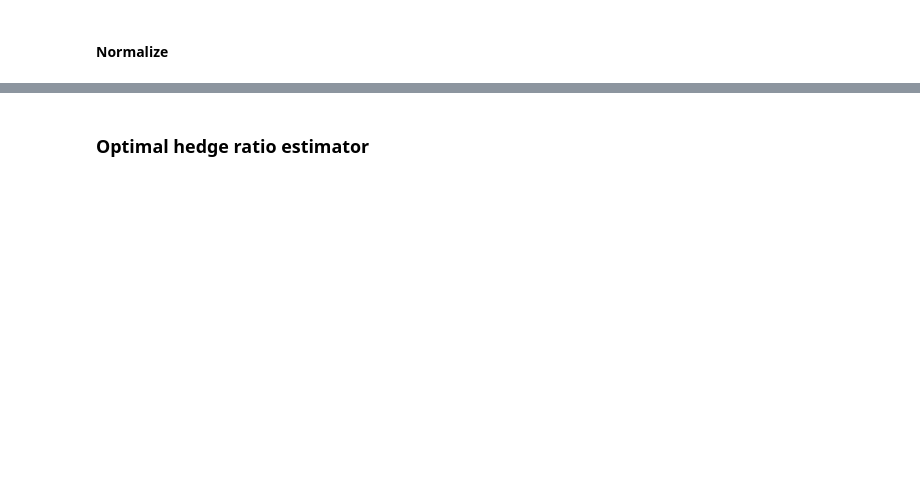
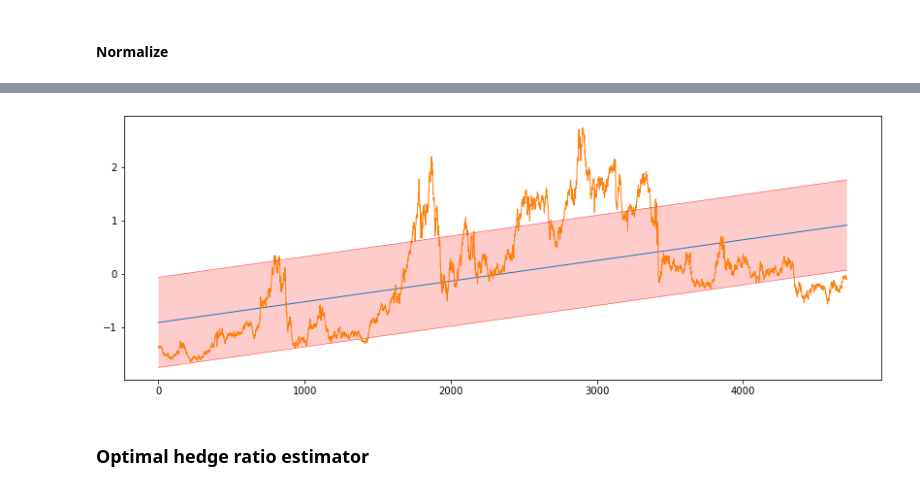
Before and after one commit to jonatanvm/emf-project, a Jupyter notebook: emf-project-general-all.ipynb, the cells around one changed output, grey strips where cells are left out. Cells and saved outputs as stored; diff of their text form; code cells hidden in the pictures; blank space fills up the shorter version.

```diff
--- a/emf-project-general-all.ipynb
+++ b/emf-project-general-all.ipynb
@@ -72,4 +118,8 @@ u_hat = np.linalg.norm(delta, axis=1)**2
 u_hat = u_hat.reshape(-1,1)
+# %%
+plot_regression(reg_spot,spot_data,f'spot_gen_1_{data}.png',True)
+# %% [output]
+[figure, added]
 # %% [markdown]
 ### Optimal hedge ratio estimator
 # %%
```
Also changed, not shown: parts of 49 cells of this notebook, 9 other files.
